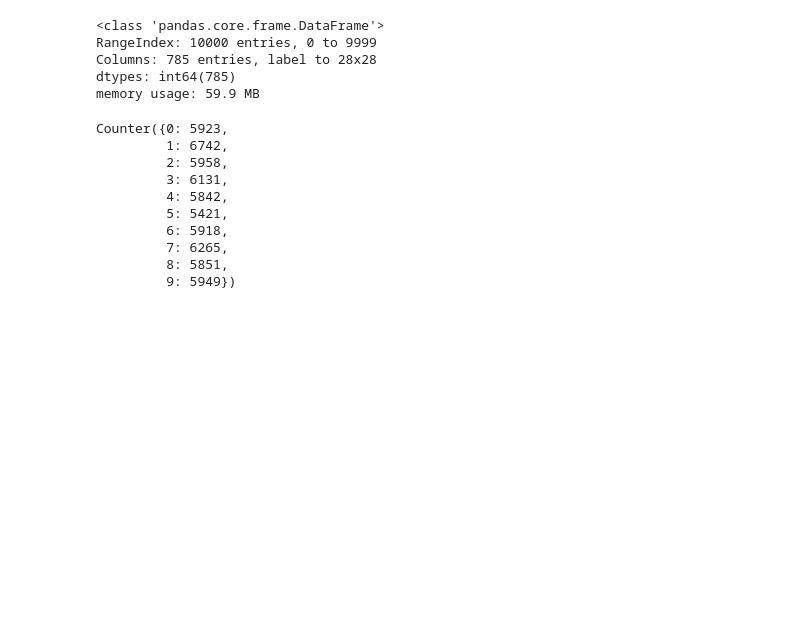
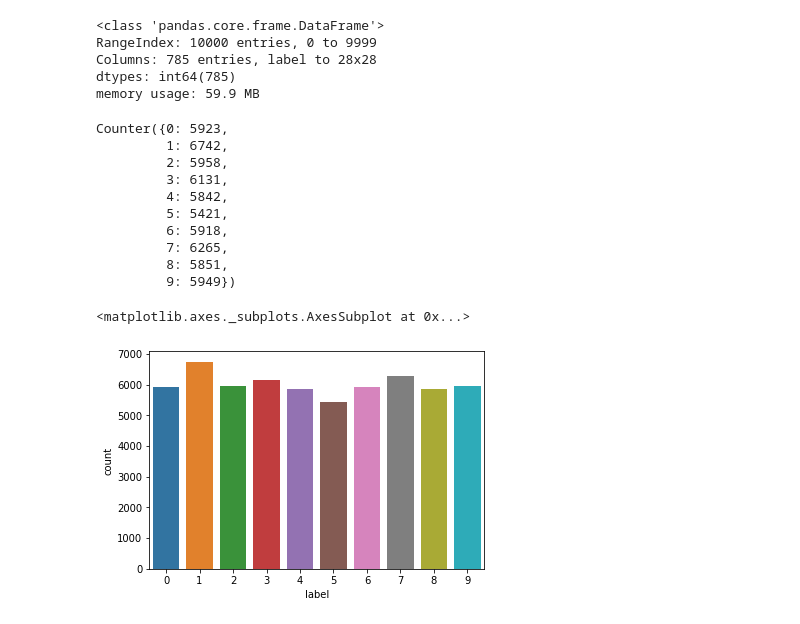
Before and after one commit to Cancermaker/MNIST_TEST, a Jupyter notebook: MNIST_TESTT.ipynb, the cells around one changed output. Saved outputs shown, nothing was run; the diff lists cells and outputs as text; code cells hidden in the pictures; blank space fills up the shorter version.

```diff
--- a/MNIST_TESTT.ipynb
+++ b/MNIST_TESTT.ipynb
@@ -94,3 +86,9 @@ Counter({0: 5923,
          7: 6265,
          8: 5851,
          9: 5949})
+# %%
+#라벨별로 그래프 그려보기
+sns.countplot(traindata['label'])
+# %% [output]
+<matplotlib.axes._subplots.AxesSubplot at 0x...>
+[figure, added]
```
Also changed, not shown: parts of 2 cells of this notebook.
